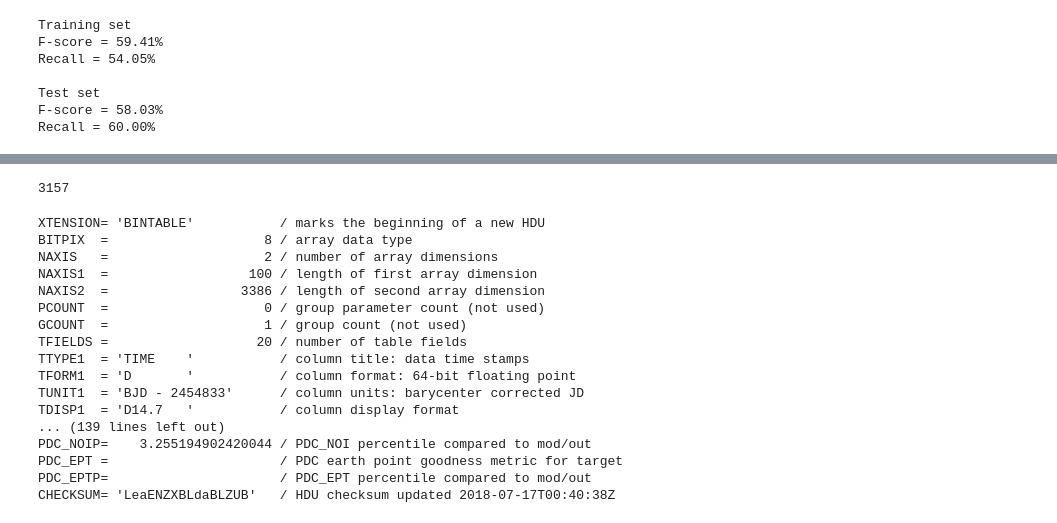
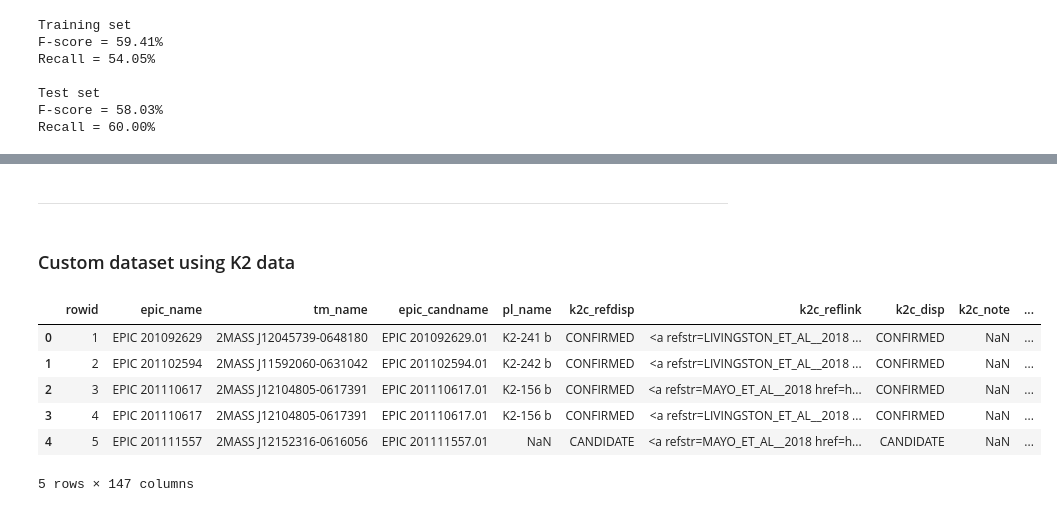
Before and after one commit to alexkapele/exoplanet-exploration, a Jupyter notebook: exoplanet_exploration.ipynb, the cells around one changed output, grey strips where cells are left out. Cells and saved outputs as stored; diff of their text form; code cells hidden in the pictures.

```diff
--- a/exoplanet_exploration.ipynb
+++ b/exoplanet_exploration.ipynb
@@ -185,28 +170,4 @@ plt.plot(flux)
-# %%
-flux = pd.Series(flux)
-
-flux.count()
-# %% [output]
-3157
-# %%
-from astropy.io import fits
-hdul = fits.open('Data\public_c3_long_1\ktwo205904628-c03_llc.fits')
-hdul[1].header
-# %% [output]
-XTENSION= 'BINTABLE'           / marks the beginning of a new HDU
-BITPIX  =                    8 / array data type
-NAXIS   =                    2 / number of array dimensions
-NAXIS1  =                  100 / length of first array dimension
-NAXIS2  =                 3386 / length of second array dimension
-PCOUNT  =                    0 / group parameter count (not used)
-GCOUNT  =                    1 / group count (not used)
-TFIELDS =                   20 / number of table fields
-TTYPE1  = 'TIME    '           / column title: data time stamps
-TFORM1  = 'D       '           / column format: 64-bit floating point
-TUNIT1  = 'BJD - 2454833'      / column units: barycenter corrected JD
-TDISP1  = 'D14.7   '           / column display format
-... (139 lines left out)
-PDC_NOIP=    3.255194902420044 / PDC_NOI percentile compared to mod/out
-PDC_EPT =                      / PDC earth point goodness metric for target
-PDC_EPTP=                      / PDC_EPT percentile compared to mod/out
-CHECKSUM= 'LeaENZXBLdaBLZUB'   / HDU checksum updated 2018-07-17T00:40:38Z
+# %% [markdown]
+---
+# %% [markdown]
+### Custom dataset using K2 data
@@ -212,0 +180,10 @@ CHECKSUM= 'LeaENZXBLdaBLZUB'   / HDU checksum updated 2018-07-17T00:40:38Z
+# %%
+k2_cands.head()
+# %% [output]
+|  | rowid | epic_name | tm_name | epic_candname | pl_name | k2c_refdisp | k2c_reflink | k2c_disp | k2c_note | ... |
+| 0 | 1 | EPIC 201092629 | 2MASS J12045739-0648180 | EPIC 201092629.01 | K2-241 b | CONFIRMED | <a refstr=LIVINGSTON_ET_AL__2018 ... | CONFIRMED | NaN | ... |
+| 1 | 2 | EPIC 201102594 | 2MASS J11592060-0631042 | EPIC 201102594.01 | K2-242 b | CONFIRMED | <a refstr=LIVINGSTON_ET_AL__2018 ... | CONFIRMED | NaN | ... |
+| 2 | 3 | EPIC 201110617 | 2MASS J12104805-0617391 | EPIC 201110617.01 | K2-156 b | CONFIRMED | <a refstr=MAYO_ET_AL__2018 href=h... | CONFIRMED | NaN | ... |
+| 3 | 4 | EPIC 201110617 | 2MASS J12104805-0617391 | EPIC 201110617.01 | K2-156 b | CONFIRMED | <a refstr=LIVINGSTON_ET_AL__2018 ... | CONFIRMED | NaN | ... |
+| 4 | 5 | EPIC 201111557 | 2MASS J12152316-0616056 | EPIC 201111557.01 | NaN | CANDIDATE | <a refstr=MAYO_ET_AL__2018 href=h... | CANDIDATE | NaN | ... |
+5 rows × 147 columns
```
Also changed, not shown: parts of 11 cells of this notebook, 1 other file.
